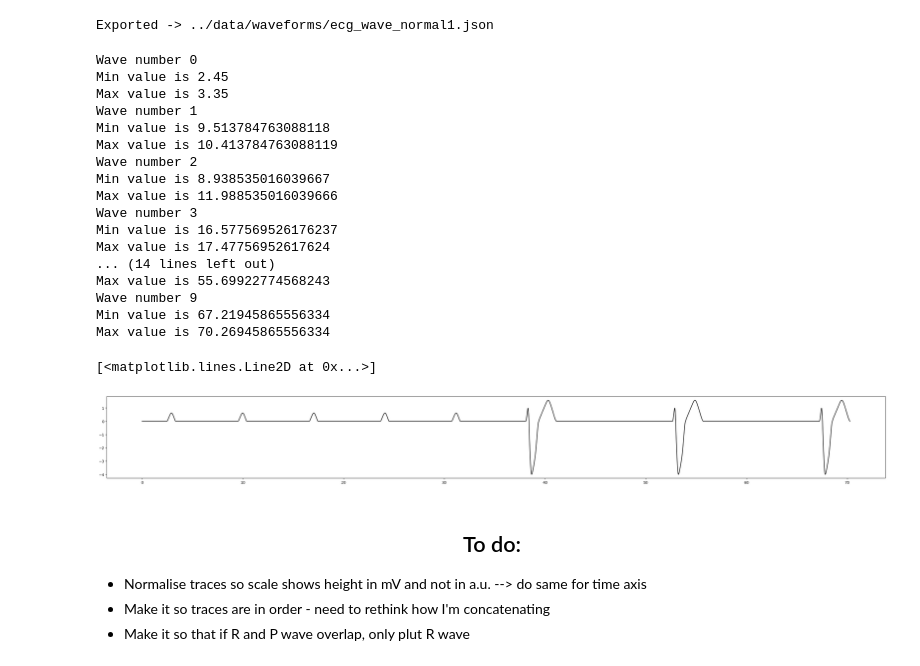
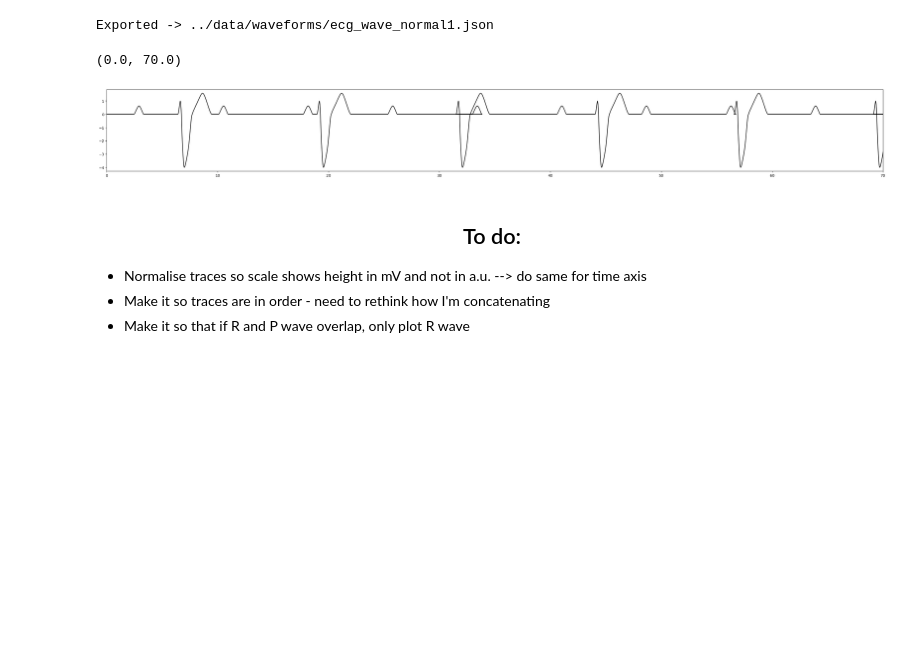
Before and after one commit to joonhaim/edupace, a Jupyter notebook: simulator-interface/ecg/ECG simulation - more organised version.ipynb, the cells around one changed output. Drawn from its saved outputs; the diff is of its cells as text; code cells hidden in the pictures; blank space fills up the shorter version.

```diff
--- a/simulator-interface/ecg/ECG simulation - more organised version.ipynb
+++ b/simulator-interface/ecg/ECG simulation - more organised version.ipynb
@@ -429,8 +429,8 @@ def complete_AV_block():
 def complete_AV_block(iterations):
     #Need to add scaling factors
 
-    PP_interval = 3+2*np.random.random() #Constant PP interval - random each time
-    RR_interval = 7+2*np.random.random() #Constant RR interval - random each time
+    PP_interval = 4+np.random.random() #Constant PP interval - random each time
+    RR_interval = 5+np.random.random() #Constant RR interval - random each time
 
     storage = np.empty((3,iterations*2), dtype=object) #2D array to store P and R waves for each iteration of for loop
     max_vals = np.zeros([2,iterations*2]) #2D array to store max x value for each P and R wave for each iteration
@@ -533,18 +533,25 @@ def complete_AV_block(iterations):
         #idx = wave_num[0,i]
         idx = int(idx)
         x_temp = storage[1,idx]
-        print("Wave number", i)
-        print("Min value is", np.min(x_temp))
-        print("Max value is", np.max(x_temp))
+        # print("Wave number", i)
+        # print("Min value is", np.min(x_temp))
+        # print("Max value is", np.max(x_temp))
         y_temp = storage[2,idx]
 
-        # x = np.concatenate((x,x_temp),axis=0)
-        # y = np.concatenate((y,y_temp),axis=0)
 
-        if np.min(x_temp) > np.max(x):
-            x = np.concatenate((x,x_temp),axis=0)
-            y = np.concatenate((y,y_temp),axis=0)
-        #if np.min(x_temp) < np.max(x_temp):
+
+        # if np.min(x_temp) >= np.max(x):
+        #     x = np.concatenate((x,x_temp),axis=0)
+        #     y = np.concatenate((y,y_temp),axis=0)
+        # if np.min(x_temp) < np.max(x):
+        #     indices = np.where(x_temp > np.max(x))
+        #     #print(type(indices))
+        #     #print(indices)
+        #     x_temp = x_temp[indices]
+        #     y_temp = y_temp[indices]
+
+        x = np.concatenate((x,x_temp),axis=0)
+        y = np.concatenate((y,y_temp),axis=0)
 
 
 
@@ -556,36 +563,20 @@ def complete_AV_block(iterations):
     return x, y
 # %%
 t = np.linspace(0,1,101)
-iterations = 5
+iterations = 10
 x,y = complete_AV_block(iterations)
 
 
 fig2, ax2 = plt.subplots(figsize=(38, 4))
 ax2.plot(x,y, color='black')
+ax2.set_xlim(0,70)
 #ax2.set_xlim(0, 6)
 #ax2.set_ylim(-1, 1)
 # %% [output]
-Wave number 0
-Min value is 2.45
-Max value is 3.35
-Wave number 1
-Min value is 9.513784763088118
-Max value is 10.413784763088119
-Wave number 2
-Min value is 8.938535016039667
-Max value is 11.988535016039666
-Wave number 3
-Min value is 16.577569526176237
-Max value is 17.47756952617624
-... (14 lines left out)
-Max value is 55.69922774568243
-Wave number 9
-Min value is 67.21945865556334
-Max value is 70.26945865556334
+(0.0, 70.0)
-[<matplotlib.lines.Line2D at 0x...>]
-[figure, old version]
+[figure, new version]
 # %% [markdown]
 ##  <center> To do: <center> ##
 * Normalise traces so scale shows height in mV and not in a.u. --> do same for time axis
 * Make it so traces are in order - need to rethink how I'm concatenating
-* Make it so that if R and P wave overlap, only plut R wave
+* Make it so that if R and P wave overlap, only plot R wave
```
